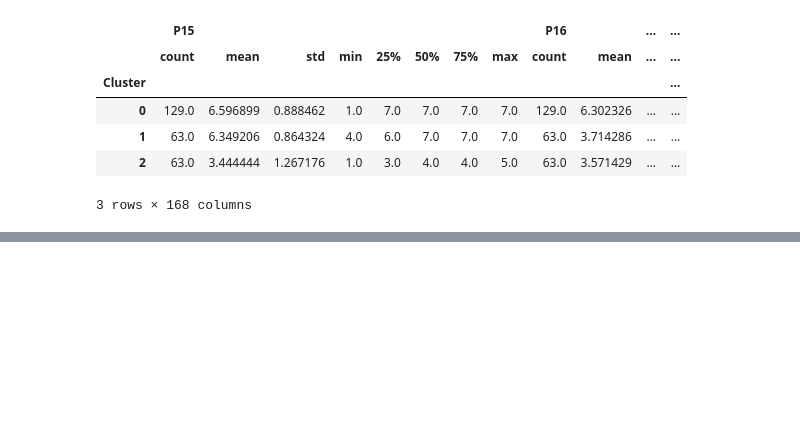
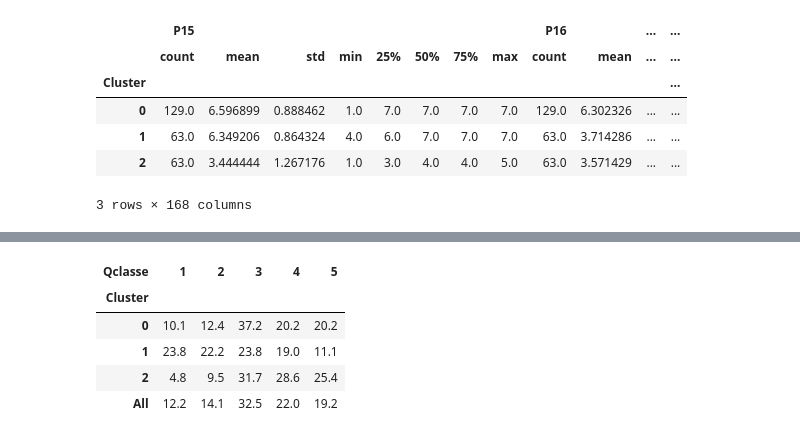
Before and after one commit to enzojunq/Base-de-dados, a Jupyter notebook: base.ipynb, the cells around one changed output, grey strips where cells are left out. Saved outputs shown, nothing was run; the diff lists cells and outputs as text; code cells hidden in the pictures; blank space fills up the shorter version.

```diff
--- a/base.ipynb
+++ b/base.ipynb
@@ -604,0 +644,10 @@ grouped_by_clusters.describe()
+# %%
+cluster_x_classe = pd.crosstab(df_p_pca_kmeans['Cluster'], df_p_pca_kmeans['Qclasse'], normalize='index',margins=True).round(3)*100
+cluster_x_classe
+# %% [output]
+| Qclasse | 1 | 2 | 3 | 4 | 5 |
+| Cluster |  |  |  |  |  |
+| 0 | 10.1 | 12.4 | 37.2 | 20.2 | 20.2 |
+| 1 | 23.8 | 22.2 | 23.8 | 19.0 | 11.1 |
+| 2 | 4.8 | 9.5 | 31.7 | 28.6 | 25.4 |
+| All | 12.2 | 14.1 | 32.5 | 22.0 | 19.2 |
```
Also changed, not shown: parts of 4 cells of this notebook.
